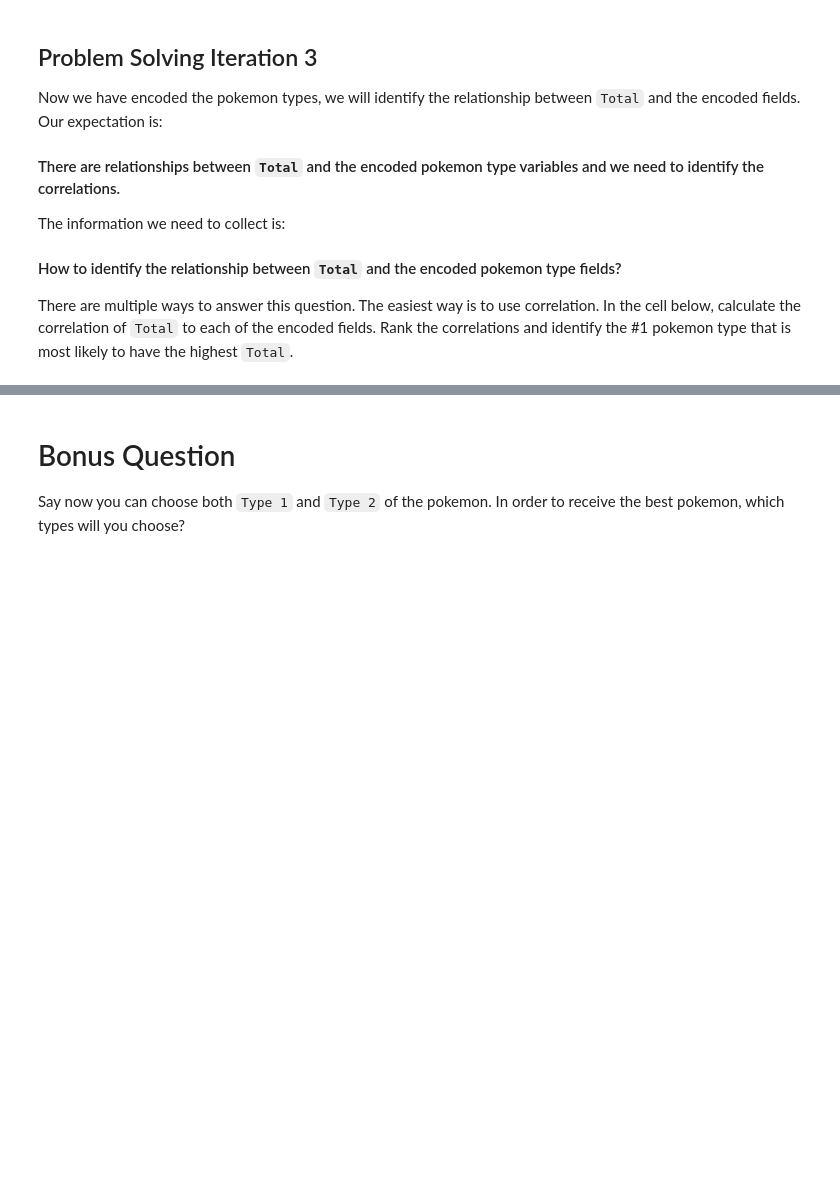
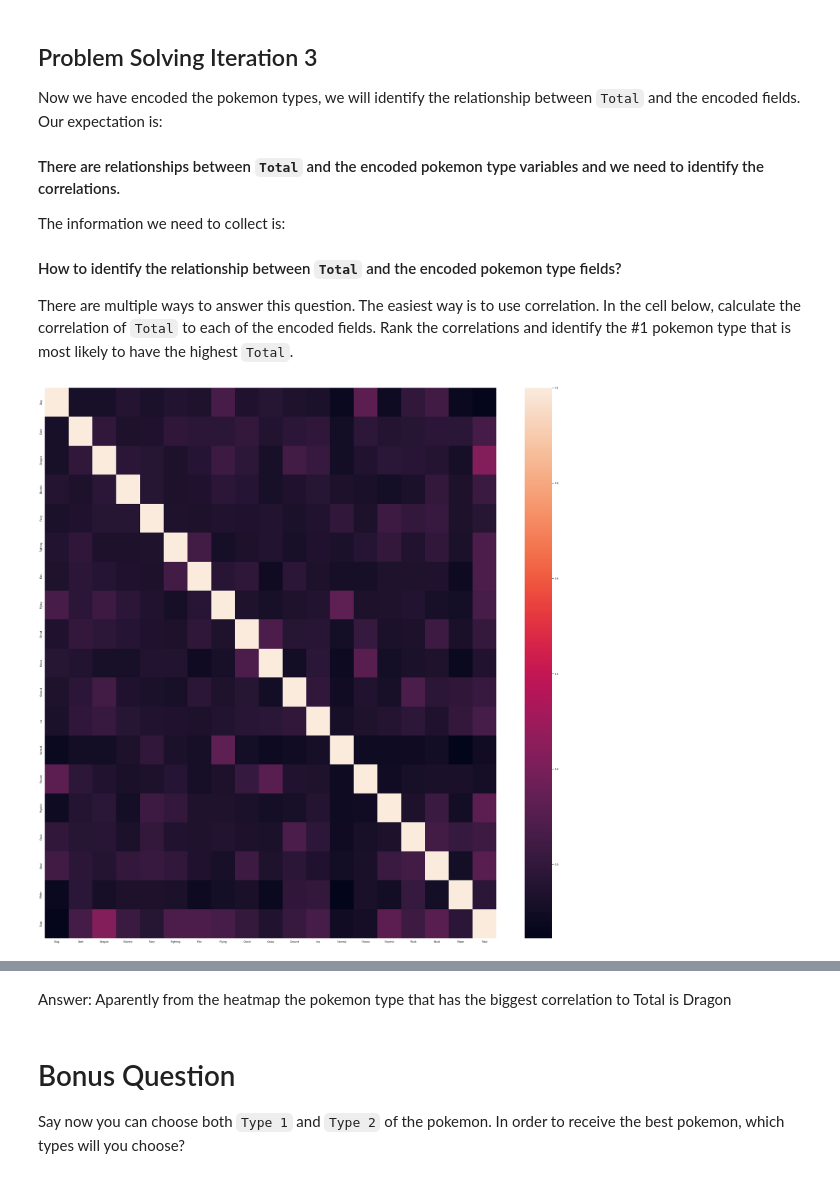
Before and after one commit to begumerdem/lab-dataframe-calculations, a Jupyter notebook: your-code/challenge-2.ipynb, the cells around one changed output, grey strips where cells are left out. Saved outputs shown, nothing was run; the diff lists cells and outputs as text; code cells hidden in the pictures; blank space fills up the shorter version.

```diff
--- a/your-code/challenge-2.ipynb
+++ b/your-code/challenge-2.ipynb
@@ -27,0 +26,3 @@ import pandas as pd
+# %%
+pokemon = pd.read_csv('pokemon.csv')
+pokemon.head(5)
@@ -46,0 +53,4 @@ In the cell below, make a hypothesis on how `Total` is computed and test your hy
+# %%
+pokemon['New total'] = pokemon['HP']+pokemon['Attack']+pokemon['Defense']+pokemon['Sp. Atk']+pokemon['Sp. Def']+pokemon['Speed']
+pokemon.head(10)
+# As we can see the total is just a sum of all attributes.
@@ -76,0 +97,24 @@ The new numerical variables you create should look like below:
+# %%
+def remove_char(name):
+        return name.split('_')[1]
+
+from sklearn.preprocessing import OneHotEncoder
+data = pokemon[['Type 1']]
+
+onehotencoder = OneHotEncoder(handle_unknown = 'ignore').fit(data)
+encoded = onehotencoder.transform(data).toarray()
+cols = onehotencoder.get_feature_names(input_features=data.columns)
+
+for i in range(len(cols)):
+    cols[i] = remove_char(cols[i])
+onehot_encoded = pd.DataFrame(encoded, columns=cols)
+
+data = pokemon[['Type 2']]
+encoded = onehotencoder.transform(data).toarray()
+onehot2_encoded = pd.DataFrame(encoded, columns=cols)
+onehot2_encoded.head(5)
+
+for i in onehot2_encoded.columns:
+    onehot_encoded[i] = onehot_encoded[i]+onehot2_encoded[i]
+
+display(onehot_encoded.head(5))
@@ -90,0 +146,14 @@ There are multiple ways to answer this question. The easiest way is to use corre
+# %%
+import matplotlib.pyplot as plt
+import seaborn as sns
+
+final_data = onehot_encoded
+final_data['Total'] = pokemon['Total']
+
+correlations_matrix = final_data.corr()
+sns.set(rc = {'figure.figsize':(40,40)})
+sns.heatmap(correlations_matrix)
+plt.show()
+display(correlations_matrix)
+# %% [output]
+[figure, added]
@@ -91,3 +177,5 @@ There are multiple ways to answer this question. The easiest way is to use corre
+# %% [markdown]
+Answer: Aparently from the heatmap the pokemon type that has the biggest correlation to Total is Dragon
 # %% [markdown]
 # Bonus Question
 
```
Also changed, not shown: parts of 10 cells of this notebook, 3 other files.
